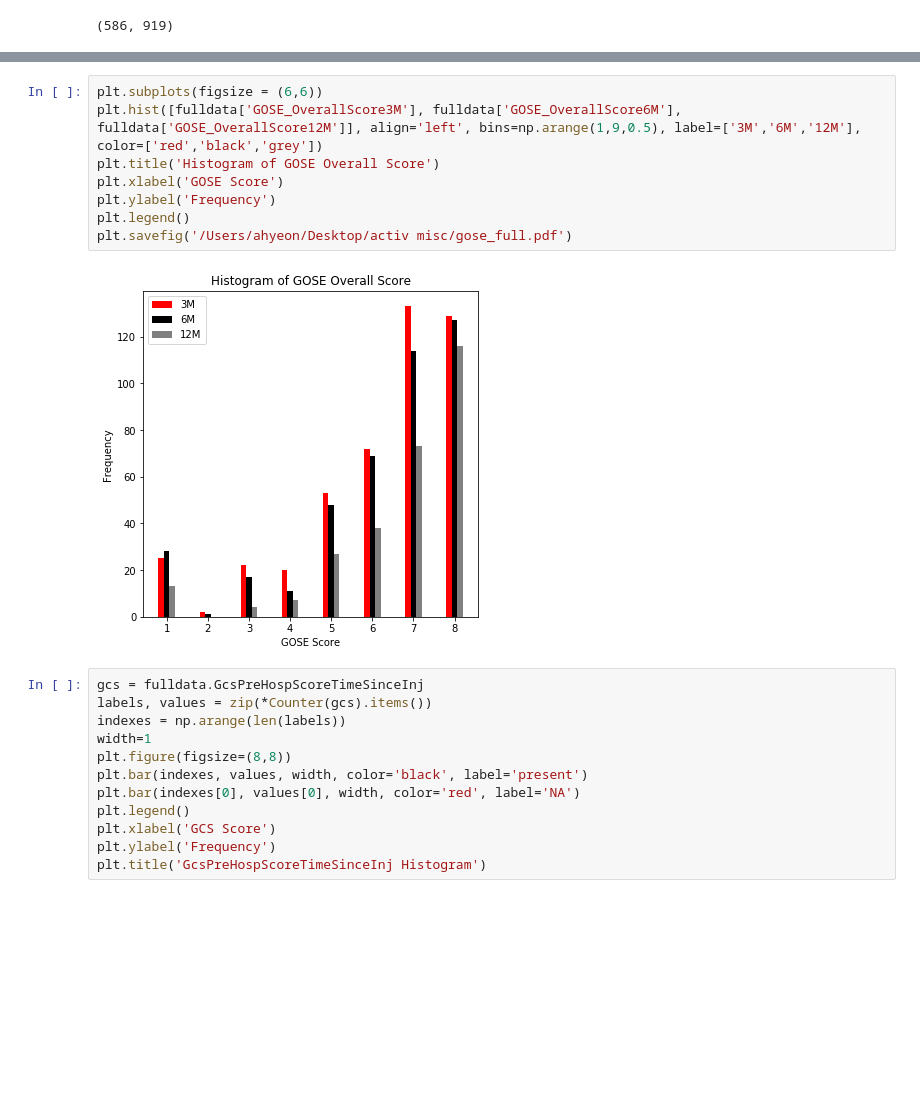
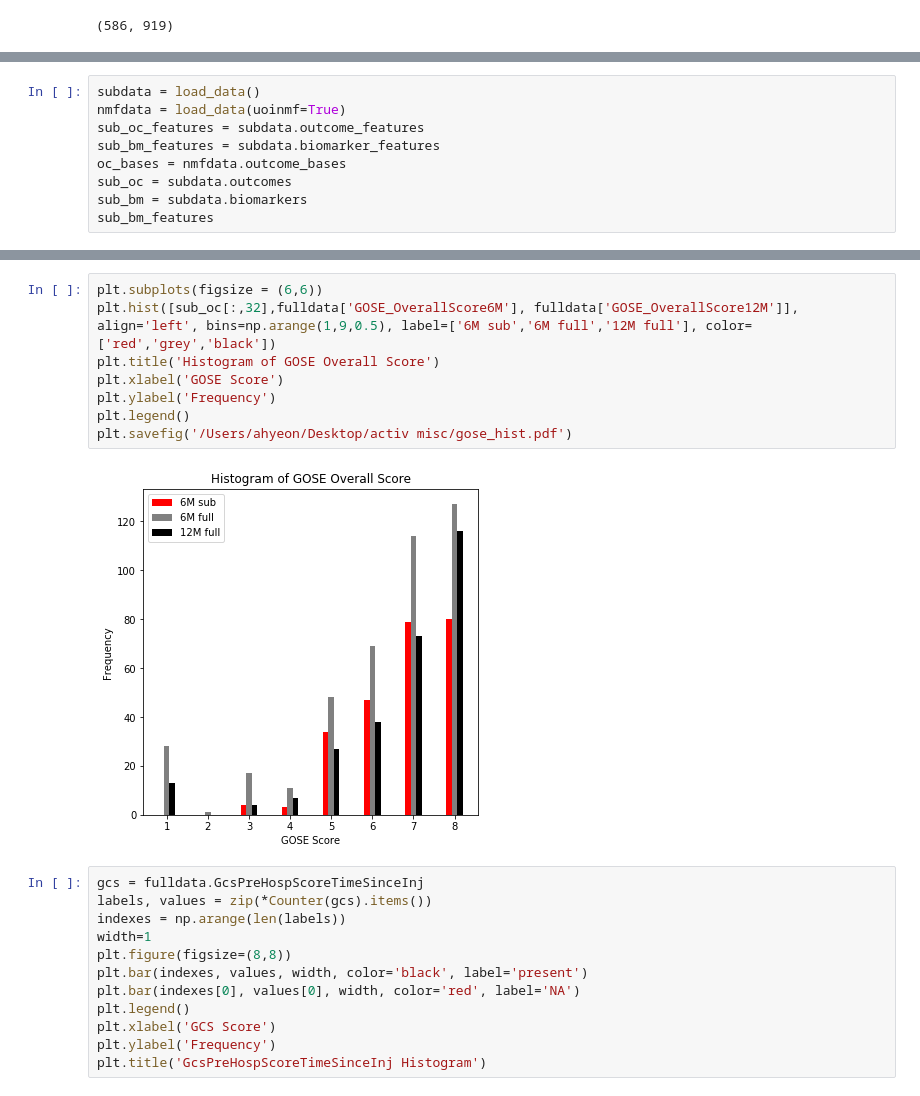
Before and after one commit to BouchardLab/ML_4_prec_prognosis, a Jupyter notebook: notebooks/full_dataset_histograms.ipynb, the cells around one changed output, grey strips where cells are left out. Cells and saved outputs as stored; diff of their text form; blank space fills up the shorter version.

```diff
--- a/notebooks/full_dataset_histograms.ipynb
+++ b/notebooks/full_dataset_histograms.ipynb
@@ -16,0 +38,9 @@ fulldata.shape
+# %%
+subdata = load_data()
+nmfdata = load_data(uoinmf=True)
+sub_oc_features = subdata.outcome_features
+sub_bm_features = subdata.biomarker_features
+oc_bases = nmfdata.outcome_bases
+sub_oc = subdata.outcomes
+sub_bm = subdata.biomarkers
+sub_bm_features
@@ -25,13 +132,13 @@ for ii,c in enumerate(fulldata.columns):
 # %%
 plt.subplots(figsize = (6,6))
-plt.hist([fulldata['GOSE_OverallScore3M'], fulldata['GOSE_OverallScore6M'], fulldata['GOSE_OverallScore12M']], align='left', bins=np.arange(1,9,0.5), label=['3M','6M','12M'], color=['red','black','grey'])
+plt.hist([sub_oc[:,32],fulldata['GOSE_OverallScore6M'], fulldata['GOSE_OverallScore12M']], align='left', bins=np.arange(1,9,0.5), label=['6M sub','6M full','12M full'], color=['red','grey','black'])
 plt.title('Histogram of GOSE Overall Score')
 plt.xlabel('GOSE Score')
 plt.ylabel('Frequency')
 plt.legend()
-plt.savefig('/Users/ahyeon/Desktop/activ misc/gose_full.pdf')
+plt.savefig('/Users/ahyeon/Desktop/activ misc/gose_hist.pdf')
 # %% [output]
-[figure, old version]
+[figure, new version]
 # %%
 gcs = fulldata.GcsPreHospScoreTimeSinceInj
 labels, values = zip(*Counter(gcs).items())
```
Also changed, not shown: parts of 6 cells of this notebook, 12 other files.
